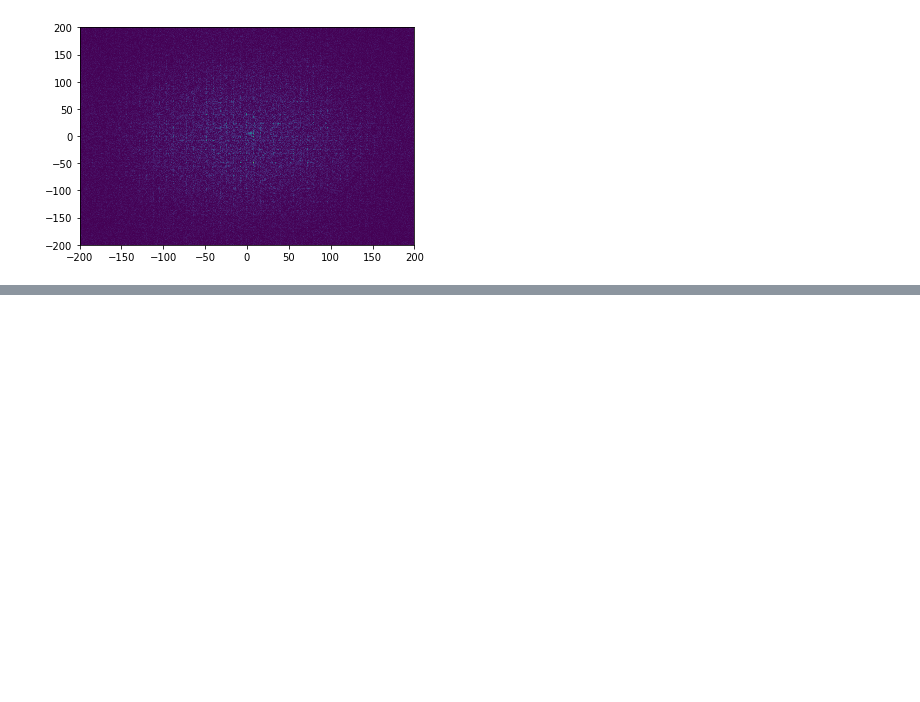
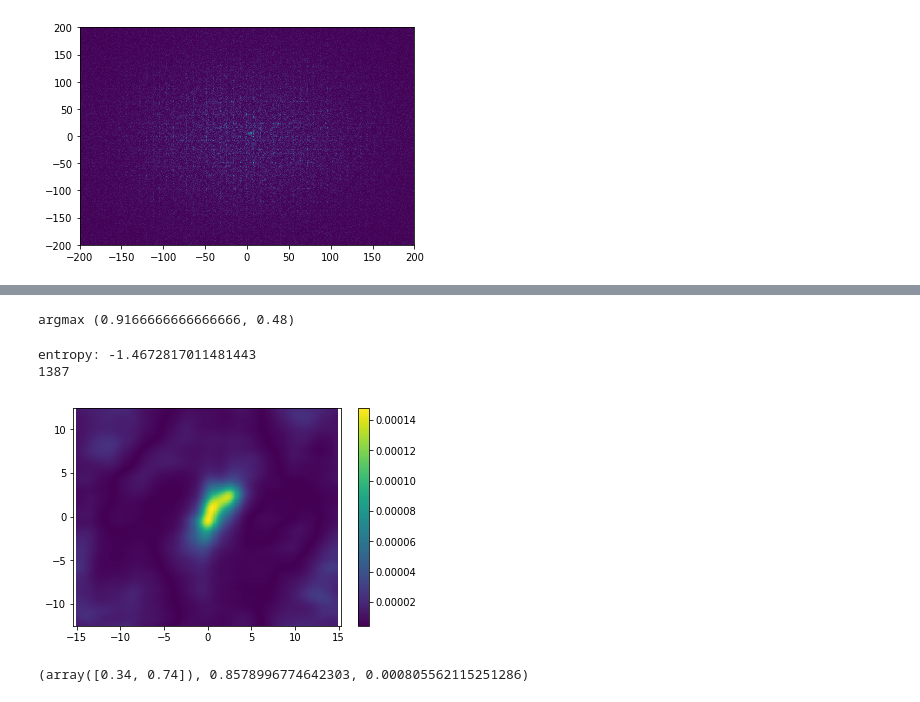
Before and after one commit to xdze2/stretchablecorr, a Jupyter notebook: phase_opti/test_phase_opti.ipynb, the cells around one changed output, grey strips where cells are left out. Cells and saved outputs as stored; diff of their text form; code cells hidden in the pictures; blank space fills up the shorter version.

```diff
--- a/phase_opti/test_phase_opti.ipynb
+++ b/phase_opti/test_phase_opti.ipynb
@@ -162,0 +198,43 @@ plt.pcolormesh(dx_span, dy_span, phase_corr)
+# %%
+upsamplefactor = 10
+
+a, b = fftn(A.T), fftn(B.T)
+
+ab = a * b.conj()
+phase_corr = ifftn(fftshift(ab),
+                   s=upsamplefactor*np.array(ab.shape))
+
+#phase_corr = ifftn(ab)
+phase_corr = np.abs( fftshift(phase_corr))
+
+dx_span = fftshift( fftfreq(phase_corr.shape[1]) )*A.shape[1]
+dy_span = fftshift( fftfreq(phase_corr.shape[0]) )*A.shape[0]
+
+# argmax
+argmax_idx = np.unravel_index(np.argmax(phase_corr), phase_corr.shape)
+argmax = dy_span[argmax_idx[0]], dx_span[argmax_idx[1]]
+print('argmax', f"{argmax}")
+# %% [output]
+argmax (0.9166666666666666, 0.48)
+# %%
+sigmaP = 1*np.std(A-B)
+N = phase_corr.size
+#logP = N*np.log(sigmaP*np.sqrt(2*np.pi)) + N/sigmaP**2 - 1/sigmaP**2*phase_corr
+logP = 1/sigmaP**2*phase_corr
+
+p = np.exp(logP)
+# %%
+p = p/np.sum(p) # no reason to norm,,,
+print('entropy:', np.sum( -p*logP ))
+print(np.sum( p>np.max(p)/2 ))
+#entropy: 1299.998
+# entropy: 1111.7009203219181   10°
+# entropy: 983.338944144397
+# %% [output]
+entropy: -1.4672817011481443
+1387
+# %%
+plt.pcolormesh(dx_span, dy_span, p);
+plt.axis('equal'); plt.colorbar();
+# %% [output]
+[figure, added]
@@ -162,0 +243,4 @@ plt.pcolormesh(dx_span, dy_span, phase_corr)
+# %%
+phase_cross_correlation(A, B, upsample_factor=100)
+# %% [output]
+(array([0.34, 0.74]), 0.8578996774642303, 0.000805562115251286)
```
Also changed, not shown: parts of 10 cells of this notebook, 9 other files.
